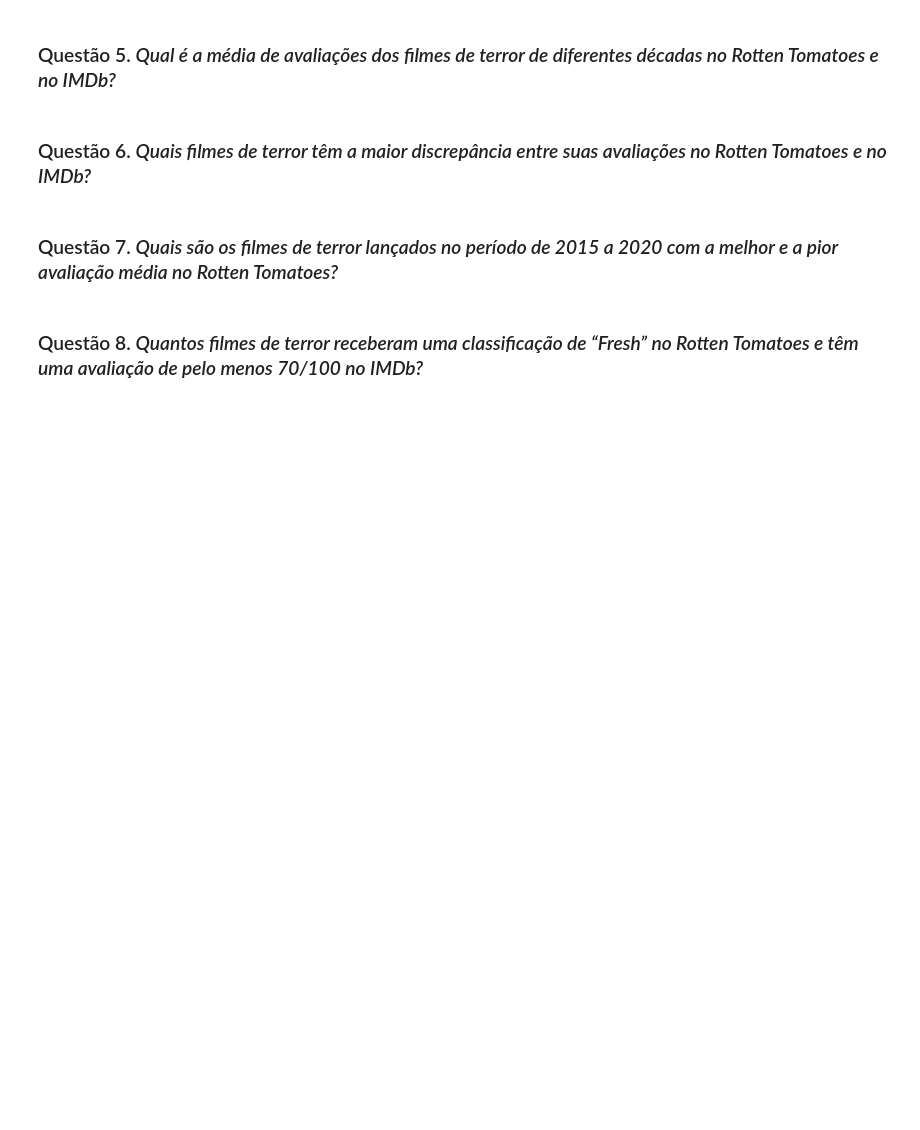
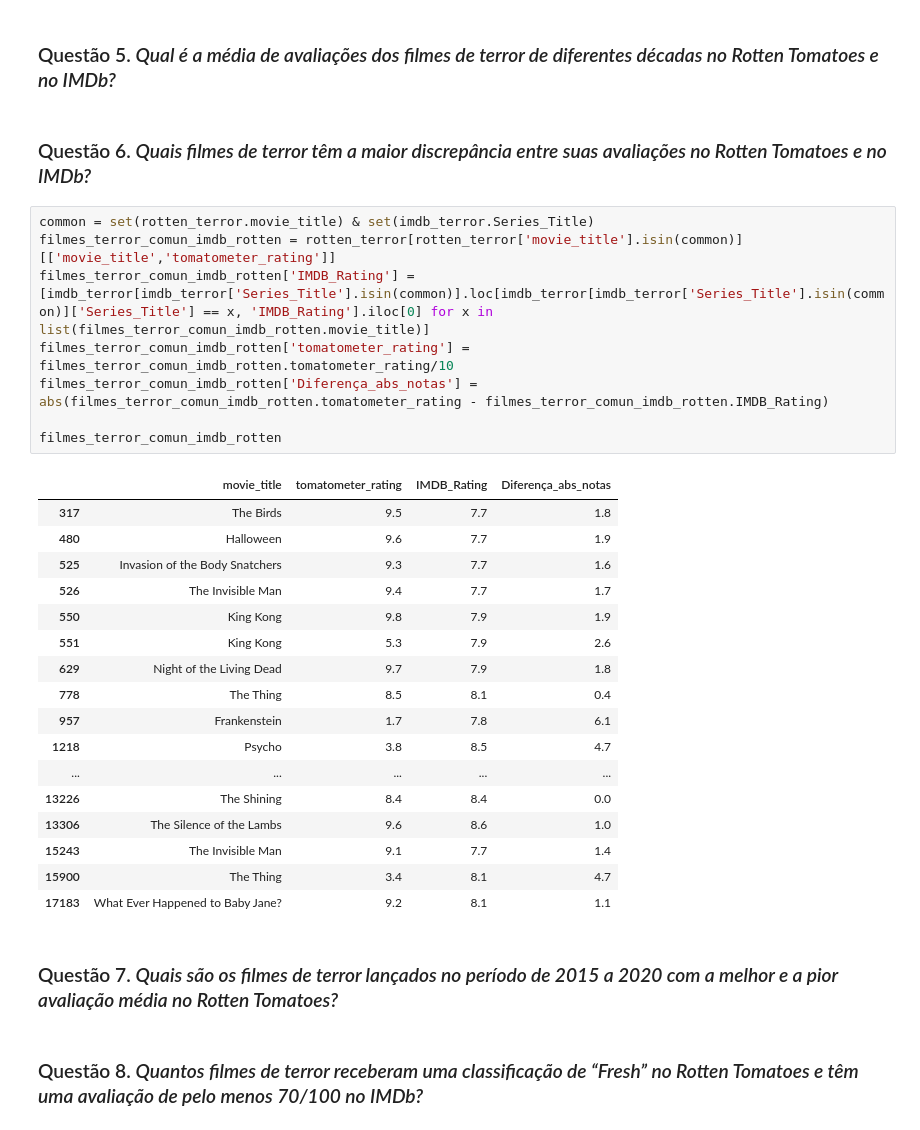
Before and after one commit to daviguerra05/checkpoint04_DataScience, a Jupyter notebook: ES-DSS-2024-CP1-2Sem.ipynb, the cells around one changed output. Cells and saved outputs as stored; diff of their text form; blank space fills up the shorter version.

```diff
--- a/ES-DSS-2024-CP1-2Sem.ipynb
+++ b/ES-DSS-2024-CP1-2Sem.ipynb
@@ -196,6 +213,32 @@ rotten[rotten['genres'] == 'Horror']
 ### Questão 5. *Qual é a média de avaliações dos filmes de terror de diferentes décadas no Rotten Tomatoes e no IMDb?*
 # %% [markdown]
 ### Questão 6. *Quais filmes de terror têm a maior discrepância entre suas avaliações no Rotten Tomatoes e no IMDb?*
+# %%
+common = set(rotten_terror.movie_title) & set(imdb_terror.Series_Title)
+filmes_terror_comun_imdb_rotten = rotten_terror[rotten_terror['movie_title'].isin(common)][['movie_title','tomatometer_rating']]
+filmes_terror_comun_imdb_rotten['IMDB_Rating'] = [imdb_terror[imdb_terror['Series_Title'].isin(common)].loc[imdb_terror[imdb_terror['Series_Title'].isin(common)]['Series_Title'] == x, 'IMDB_Rating'].iloc[0] for x in list(filmes_terror_comun_imdb_rotten.movie_title)]
+filmes_terror_comun_imdb_rotten['tomatometer_rating'] = filmes_terror_comun_imdb_rotten.tomatometer_rating/10
+filmes_terror_comun_imdb_rotten['Diferença_abs_notas'] = abs(filmes_terror_comun_imdb_rotten.tomatometer_rating - filmes_terror_comun_imdb_rotten.IMDB_Rating)
+
+filmes_terror_comun_imdb_rotten
+# %% [output]
+|  | movie_title | tomatometer_rating | IMDB_Rating | Diferença_abs_notas |
+| 317 | The Birds | 9.5 | 7.7 | 1.8 |
+| 480 | Halloween | 9.6 | 7.7 | 1.9 |
+| 525 | Invasion of the Body Snatchers | 9.3 | 7.7 | 1.6 |
+| 526 | The Invisible Man | 9.4 | 7.7 | 1.7 |
+| 550 | King Kong | 9.8 | 7.9 | 1.9 |
+| 551 | King Kong | 5.3 | 7.9 | 2.6 |
+| 629 | Night of the Living Dead | 9.7 | 7.9 | 1.8 |
+| 778 | The Thing | 8.5 | 8.1 | 0.4 |
+| 957 | Frankenstein | 1.7 | 7.8 | 6.1 |
+| 1218 | Psycho | 3.8 | 8.5 | 4.7 |
+| ... | ... | ... | ... | ... |
+| 13226 | The Shining | 8.4 | 8.4 | 0.0 |
+| 13306 | The Silence of the Lambs | 9.6 | 8.6 | 1.0 |
+| 15243 | The Invisible Man | 9.1 | 7.7 | 1.4 |
+| 15900 | The Thing | 3.4 | 8.1 | 4.7 |
+| 17183 | What Ever Happened to Baby Jane? | 9.2 | 8.1 | 1.1 |
 # %% [markdown]
 ### Questão 7. *Quais são os filmes de terror lançados no período de 2015 a 2020 com a melhor e a pior avaliação média no Rotten Tomatoes?*
 # %% [markdown]
```
Also changed, not shown: parts of 12 cells of this notebook.
